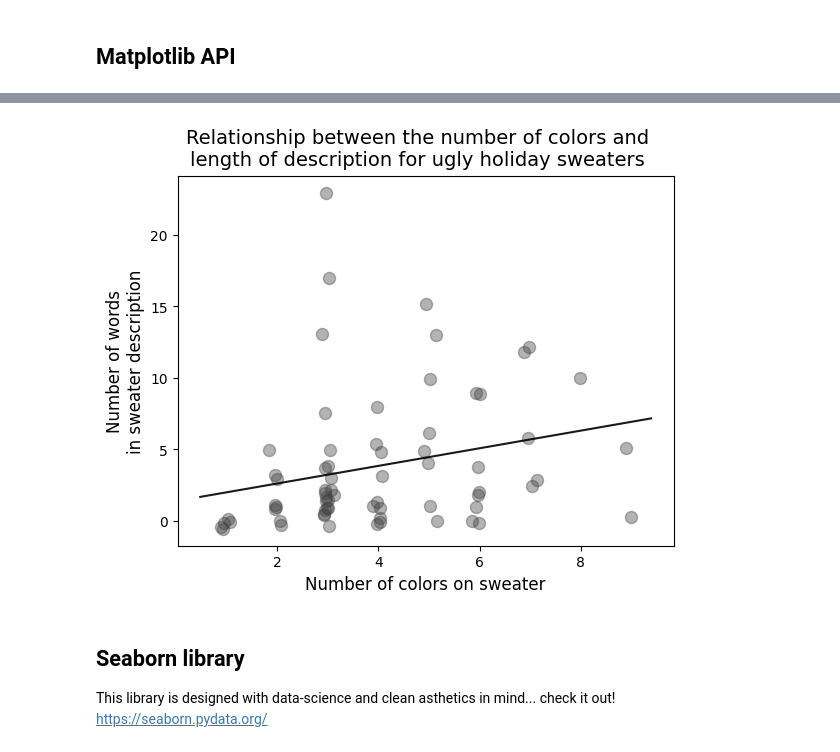
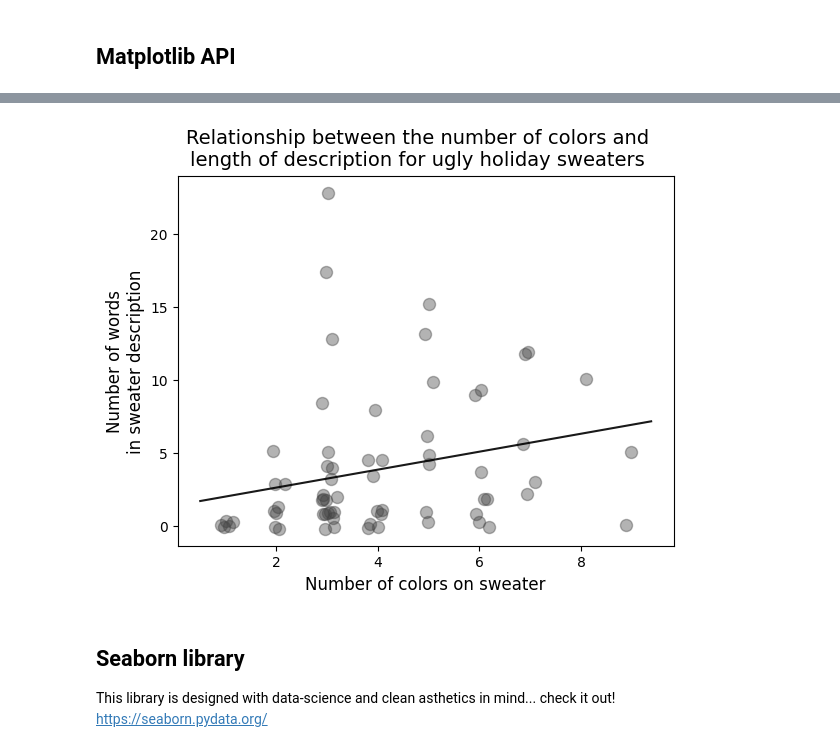
Before and after one commit to seanhelvey/IntroToPythonForRUsers, a Jupyter notebook: key.ipynb, the cells around one changed output, grey strips where cells are left out. Saved outputs shown, nothing was run; the diff lists cells and outputs as text; code cells hidden in the pictures.

```diff
--- a/key.ipynb
+++ b/key.ipynb
@@ -179,0 +410,4 @@ sweater107   Yes      No    No     No     Yes  ...  a llama wea...  [Red,  Gree.
+# %%
+# Tidy image_desc data (1 word per row)
+df_image_desc = data.explode('image_desc_ls')
+df_image_desc
@@ -179,0 +431,4 @@ sweater107   Yes      No    No     No     Yes  ...  a llama wea...  [Red,  Gree.
+# %%
+# Calc how many description words for each sweater & add to dataframe
+data['num_words'] = df_image_desc.groupby('sweater', sort=False).image_desc_ls.count()
+data.num_words
@@ -194,7 +493,7 @@ data.plot.scatter('num_colors', 'num_words');
 ## Matplotlib API
 # %%
 # There are many pre-defined styles... view the available options
-mpl.style.available
+print(mpl.style.available)
 # or use the default style
-mpl.style.use('default')
+plt.style.use('default')
 # %% [output]
@@ -225,7 +508,7 @@ def jitterify(arr, factor=0.01):
     :param factor: float, 0.0 -> 1.0
     :return: arr with added jitter
     """
-    assert 0.0 < factor < 1.0, f"Error, invalid factor {factor}"
+    assert 0.0 <= factor <= 1.0, f"Error, invalid factor {factor}"
     arr = np.array(arr)
     assert arr.ndim == 1, f"Expected 1-d array, got {arr.ndim}"
     ptp = arr.ptp()
@@ -239,41 +522,46 @@ fontsize = 12
 markersize = 75
 color = '#424242'
 alpha = 0.4
+jitter = 0.01
 
 # Instantiate plot objects
 fig, ax = plt.subplots()
 
 # Add labels to axes
 ax.set_xlabel('Number of colors on sweater', fontsize=fontsize, color='k')
 ax.set_ylabel('Number of words\nin sweater description', fontsize=fontsize, color='k')
 # Add figure title
 fig.suptitle("Relationship between the number of colors and\nlength of description for ugly holiday sweaters",
             color='k', fontsize=fontsize + 2)
 
+# Specify what data to plot
+x = data.num_colors
+y = data.num_words
 # Add jitter to data so completely overlapping
-x = jitterify(data.num_colors)
-y = jitterify(data.num_words)
+x = jitterify(x, jitter)
+y = jitterify(y, jitter)
+
 # Plot
 ax.scatter(x, y,
             c=color,
             s=markersize,
             alpha=alpha,
             edgecolors=color,
             linewidths=1.
            )
 
 # Add polyfit curve
 coeffs = np.polyfit(data.num_colors, data.num_words, 1)
 xlim = ax.get_xlim()
 ax.plot(xlim, np.polyval(coeffs, xlim), color='k', alpha=0.9)
 
 # Set tick increment
 incr_x = 2
 incr_y = 5
 ax.xaxis.set_major_locator(mpl.ticker.MultipleLocator(incr_x))
 ax.yaxis.set_major_locator(mpl.ticker.MultipleLocator(incr_y))
 # %% [output]
-[figure, old version]
+[figure, new version]
 # %% [markdown]
 ## Seaborn library
 This library is designed with data-science and clean asthetics in mind... check it out!<br>
```
Also changed, not shown: parts of 44 cells of this notebook.
